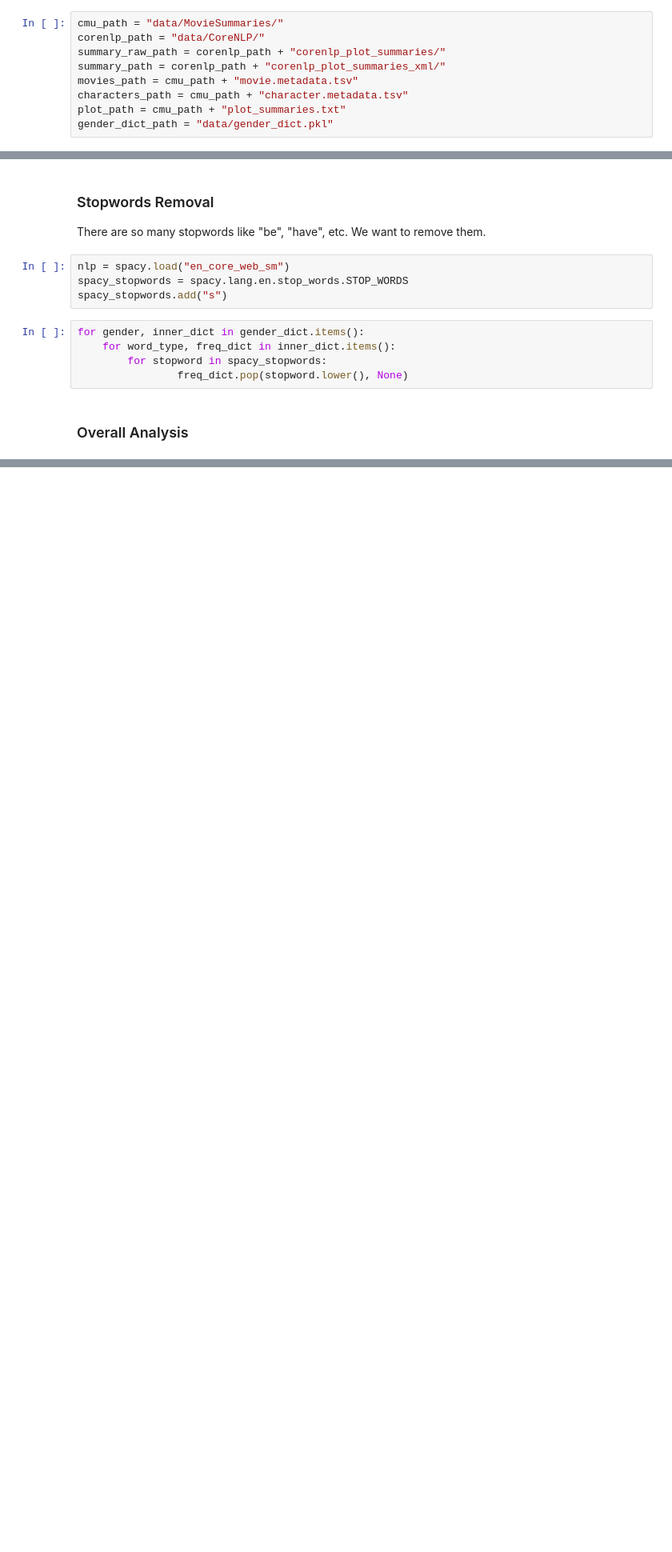
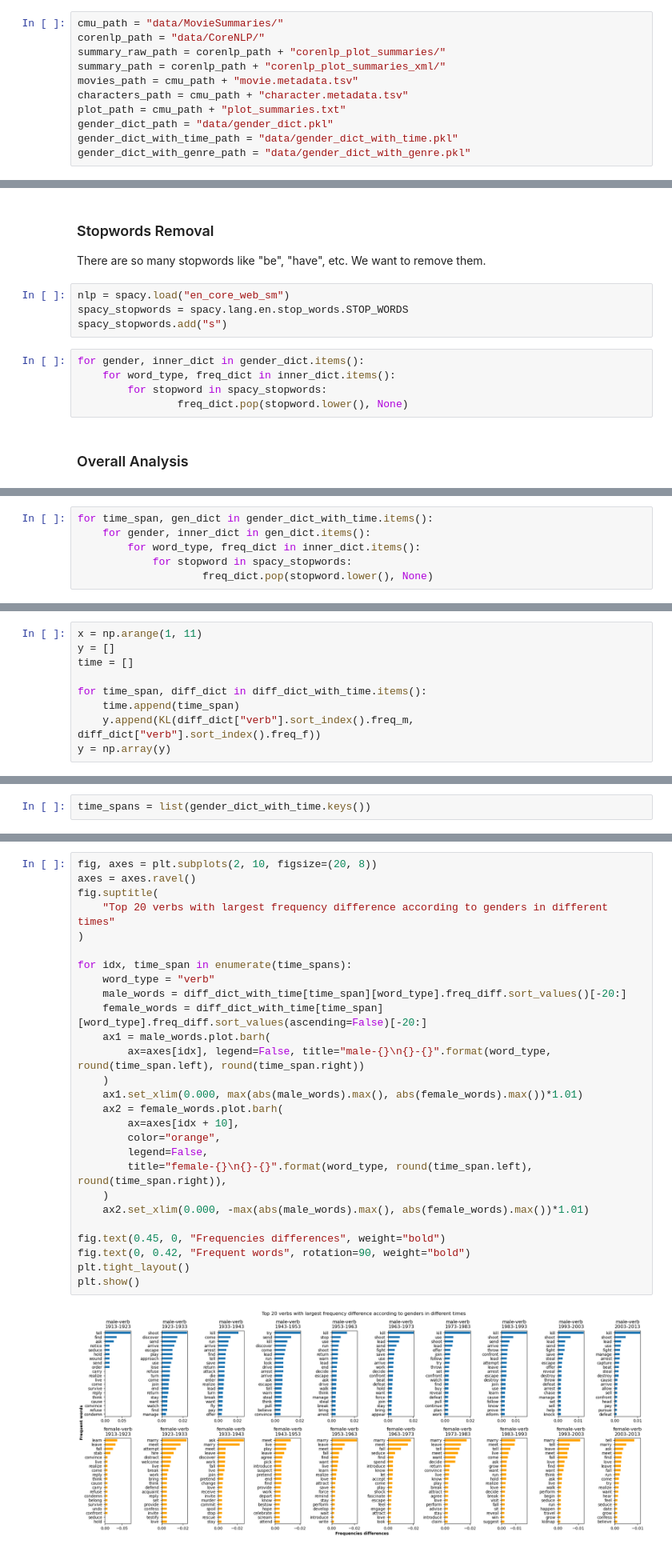
Before and after one commit to Wind-2375-like/ada-2022-project-gender-lens, a Jupyter notebook: playground_fyy.ipynb, the cells around one changed output, grey strips where cells are left out. Shown at 80% size. Cells and saved outputs as stored; diff of their text form; blank space fills up the shorter version.

```diff
--- a/playground_fyy.ipynb
+++ b/playground_fyy.ipynb
@@ -36,6 +38,8 @@ movies_path = cmu_path + "movie.metadata.tsv"
 characters_path = cmu_path + "character.metadata.tsv"
 plot_path = cmu_path + "plot_summaries.txt"
 gender_dict_path = "data/gender_dict.pkl"
+gender_dict_with_time_path = "data/gender_dict_with_time.pkl"
+gender_dict_with_genre_path = "data/gender_dict_with_genre.pkl"
 # %%
 if not os.path.exists(movies_path):
     movie_url = "http://www.cs.cmu.edu/~ark/personas/data/MovieSummaries.tar.gz"
@@ -377,0 +418,6 @@ We can roughly see that males are more related to the words "kill", "police", an
+# %%
+for time_span, gen_dict in gender_dict_with_time.items():
+    for gender, inner_dict in gen_dict.items():
+        for word_type, freq_dict in inner_dict.items():
+            for stopword in spacy_stopwords:
+                    freq_dict.pop(stopword.lower(), None)
@@ -377,0 +451,9 @@ We can roughly see that males are more related to the words "kill", "police", an
+# %%
+x = np.arange(1, 11)
+y = []
+time = []
+
+for time_span, diff_dict in diff_dict_with_time.items():
+    time.append(time_span)
+    y.append(KL(diff_dict["verb"].sort_index().freq_m, diff_dict["verb"].sort_index().freq_f))
+y = np.array(y)
@@ -377,0 +462,2 @@ We can roughly see that males are more related to the words "kill", "police", an
+# %%
+time_spans = list(gender_dict_with_time.keys())
@@ -377,0 +468,29 @@ We can roughly see that males are more related to the words "kill", "police", an
+# %%
+fig, axes = plt.subplots(2, 10, figsize=(20, 8))
+axes = axes.ravel()
+fig.suptitle(
+    "Top 20 verbs with largest frequency difference according to genders in different times"
+)
+
+for idx, time_span in enumerate(time_spans):
+    word_type = "verb"
+    male_words = diff_dict_with_time[time_span][word_type].freq_diff.sort_values()[-20:]
+    female_words = diff_dict_with_time[time_span][word_type].freq_diff.sort_values(ascending=False)[-20:]
+    ax1 = male_words.plot.barh(
+        ax=axes[idx], legend=False, title="male-{}\n{}-{}".format(word_type, round(time_span.left), round(time_span.right))
+    )
+    ax1.set_xlim(0.000, max(abs(male_words).max(), abs(female_words).max())*1.01)
+    ax2 = female_words.plot.barh(
+        ax=axes[idx + 10],
+        color="orange",
+        legend=False,
+        title="female-{}\n{}-{}".format(word_type, round(time_span.left), round(time_span.right)),
+    )
+    ax2.set_xlim(0.000, -max(abs(male_words).max(), abs(female_words).max())*1.01)
+
+fig.text(0.45, 0, "Frequencies differences", weight="bold")
+fig.text(0, 0.42, "Frequent words", rotation=90, weight="bold")
+plt.tight_layout()
+plt.show()
+# %% [output]
+[figure, added]
```
Also changed, not shown: parts of 57 cells of this notebook, 3 other files.
